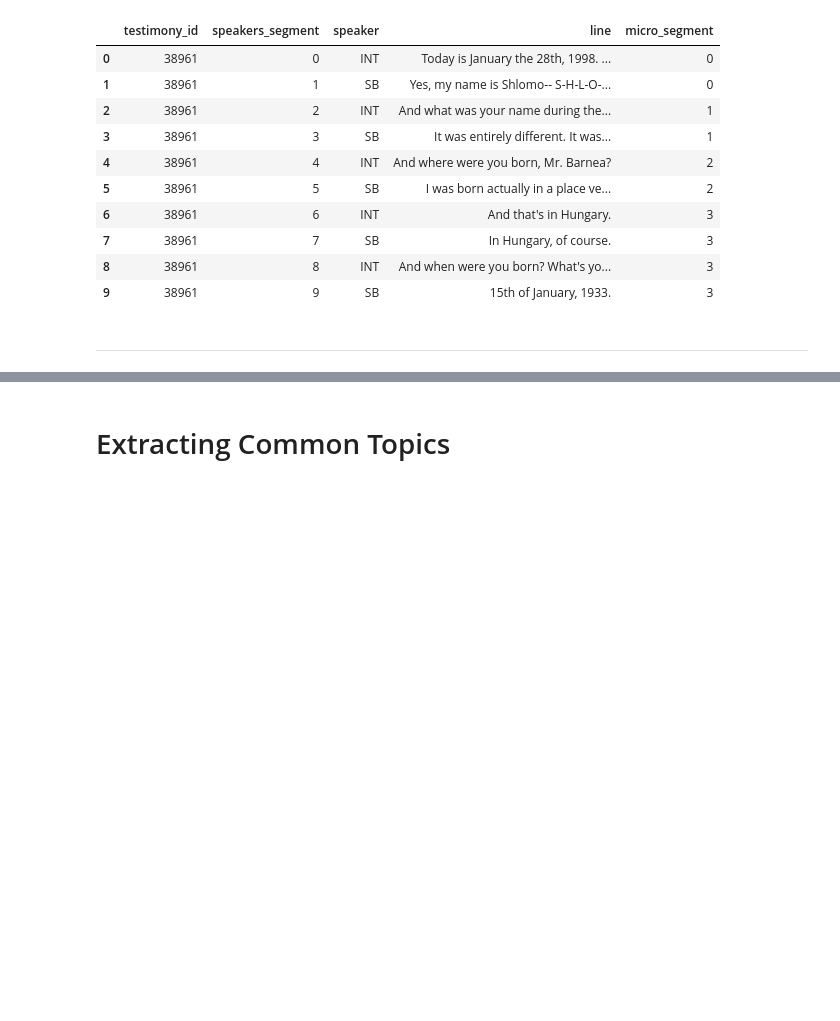
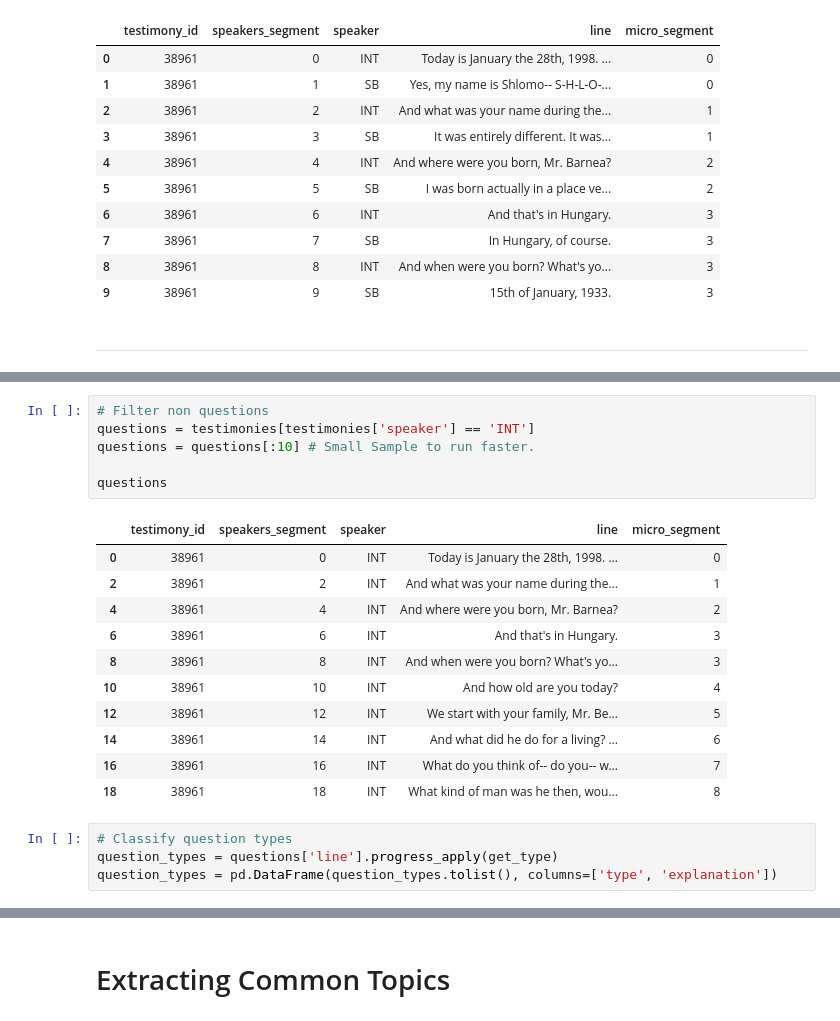
Before and after one commit to itamartrainin/ehri_workshop, a Jupyter notebook: Using LLMs for Distant Reading of Holocaust Testimonies.ipynb, the cells around one changed output, grey strips where cells are left out. Drawn from its saved outputs; the diff is of its cells as text; blank space fills up the shorter version.

```diff
--- a/Using LLMs for Distant Reading of Holocaust Testimonies.ipynb
+++ b/Using LLMs for Distant Reading of Holocaust Testimonies.ipynb
@@ -196,0 +274,22 @@ testimonies.head(10)
+# %%
+# Filter non questions
+questions = testimonies[testimonies['speaker'] == 'INT']
+questions = questions[:10] # Small Sample to run faster.
+
+questions
+# %% [output]
+|  | testimony_id | speakers_segment | speaker | line | micro_segment |
+| 0 | 38961 | 0 | INT | Today is January the 28th, 1998. ... | 0 |
+| 2 | 38961 | 2 | INT | And what was your name during the... | 1 |
+| 4 | 38961 | 4 | INT | And where were you born, Mr. Barnea? | 2 |
+| 6 | 38961 | 6 | INT | And that's in Hungary. | 3 |
+| 8 | 38961 | 8 | INT | And when were you born? What's yo... | 3 |
+| 10 | 38961 | 10 | INT | And how old are you today? | 4 |
+| 12 | 38961 | 12 | INT | We start with your family, Mr. Be... | 5 |
+| 14 | 38961 | 14 | INT | And what did he do for a living? ... | 6 |
+| 16 | 38961 | 16 | INT | What do you think of-- do you-- w... | 7 |
+| 18 | 38961 | 18 | INT | What kind of man was he then, wou... | 8 |
+# %%
+# Classify question types
+question_types = questions['line'].progress_apply(get_type)
+question_types = pd.DataFrame(question_types.tolist(), columns=['type', 'explanation'])
```
Also changed, not shown: parts of 16 cells of this notebook, 2 other files.
